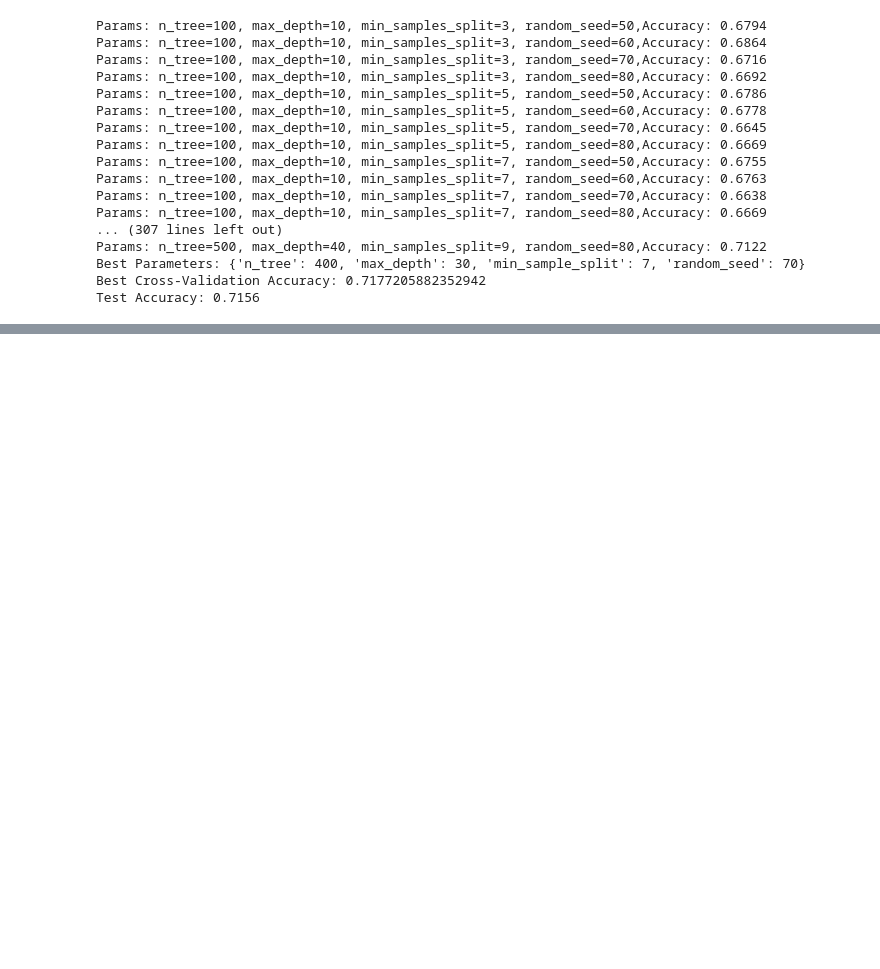
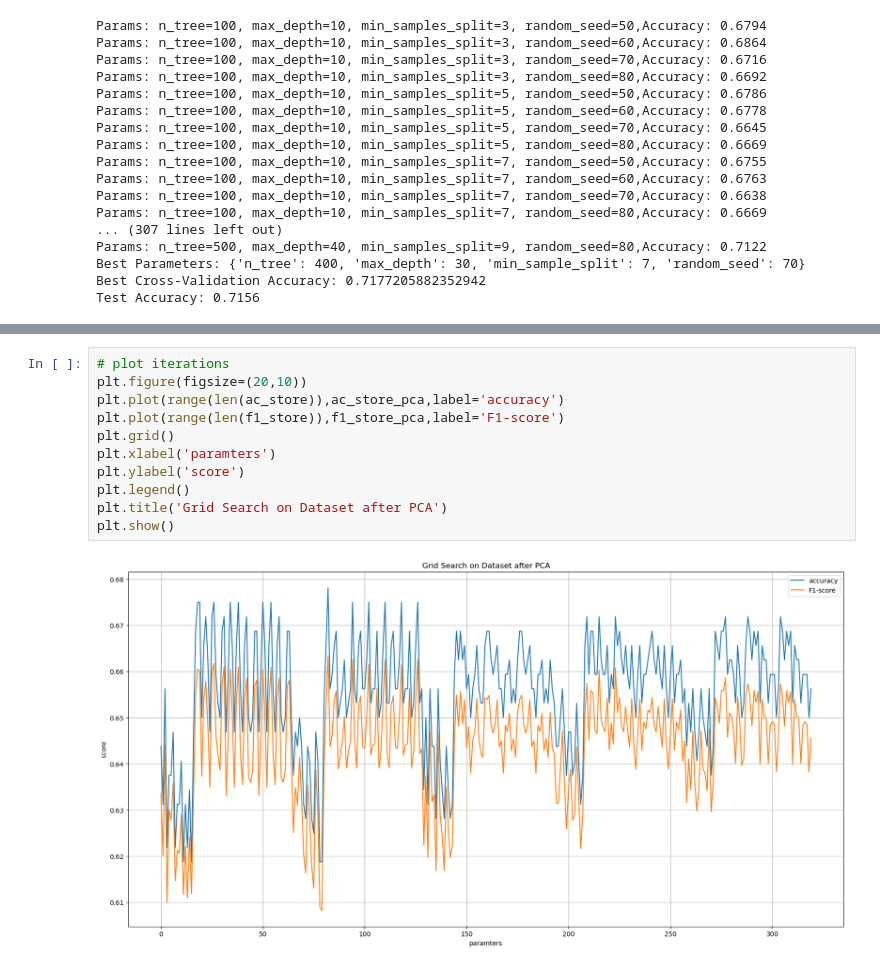
Before and after one commit to Hello-Judy/WashU, a Jupyter notebook: ESE_417/RandomForest.ipynb, the cells around one changed output, grey strips where cells are left out. Cells and saved outputs as stored; diff of their text form; blank space fills up the shorter version.

```diff
--- a/ESE_417/RandomForest.ipynb
+++ b/ESE_417/RandomForest.ipynb
@@ -315,0 +445,13 @@ Best Cross-Validation Accuracy: 0.728125
+# %%
+# plot iterations
+plt.figure(figsize=(20,10))
+plt.plot(range(len(ac_store)),ac_store_pca,label='accuracy')
+plt.plot(range(len(f1_store)),f1_store_pca,label='F1-score')
+plt.grid()
+plt.xlabel('paramters')
+plt.ylabel('score')
+plt.legend()
+plt.title('Grid Search on Dataset after PCA')
+plt.show()
+# %% [output]
+[figure, added]
```
Also changed, not shown: parts of 10 cells of this notebook.
